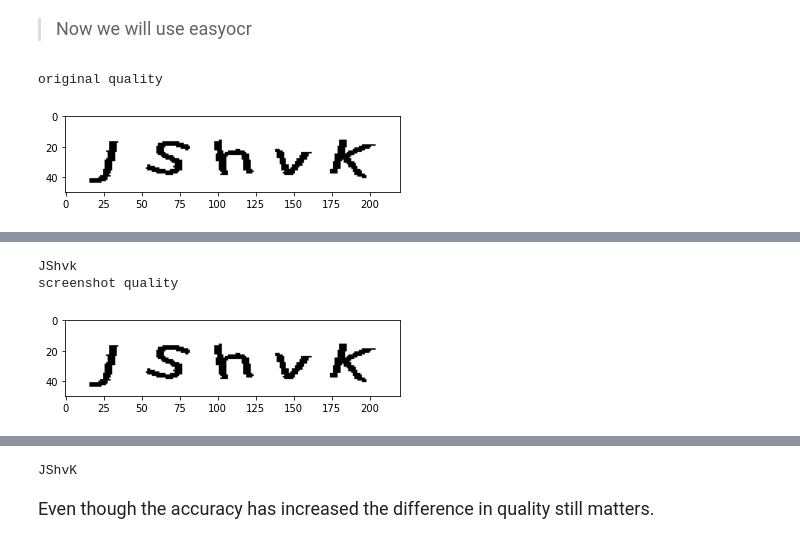
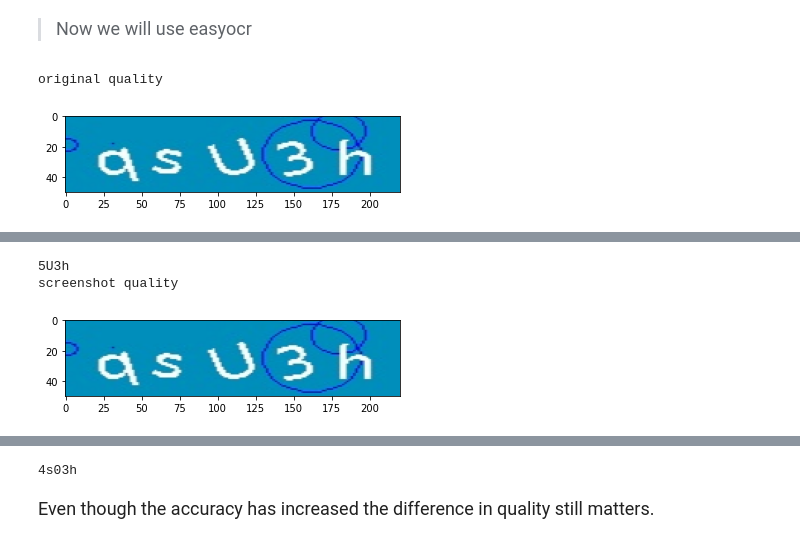
Before and after one commit to SRIJITH01/Captcha-text-Recognition, a Jupyter notebook: Text Recognition.ipynb, the cells around one changed output, grey strips where cells are left out. Saved outputs shown, nothing was run; the diff lists cells and outputs as text; code cells hidden in the pictures.

```diff
--- a/Text Recognition.ipynb
+++ b/Text Recognition.ipynb
@@ -26,8 +26,8 @@ captcha recognise as: ana
  <font>
 # %%
 print("screenshot quality")
-image = cv2.imread("capt0.png")
-im = Image.open("capt0.png")
+image = cv2.imread("capt.png")
+im = Image.open("capt.png")
 imgplot = plt.imshow(im)
 plt.show()
 img=cv2.cvtColor(image, cv2.COLOR_BGR2GRAY)# this step converts image to black and white
@@ -50,31 +50,31 @@ captcha recognise as: JSSanvk
 # %%
 import easyocr
 print("original quality")
-image = cv2.imread("capa0.png")
+image = cv2.imread("capa.png")
 imgplot = plt.imshow(im)
 plt.show()
 reader = easyocr.Reader(['en']) # need to run only once to load model into memory
-result = reader.readtext('capa0.png' ,detail = 0)
+result = reader.readtext('capa.png' ,detail = 0)
 values = ','.join(str(v) for v in result)
 text = values
 C=['a','b','c','d','e','f','g','h','i','j','k','l','m','n','o','p','q','r','s','t','u','v','w','x','y','z','A','B','C','D','E','F','G','H','I','J','K','L','M','N','O','P','Q','R','S','T','U','V','W','X','Y','Z','0','1','2','3','4','5','6','7','8','9']
 for j in text:
         if str(j) not in (C):
             text = text.replace(j, "")
 print(text)
 print("screenshot quality")
-image = cv2.imread("capt0.png")
+image = cv2.imread("capt.png")
 imgplot = plt.imshow(im)
 plt.show()
 reader = easyocr.Reader(['en']) # need to run only once to load model into memory
-result = reader.readtext('capt0.png' ,detail = 0)
+result = reader.readtext('capt.png' ,detail = 0)
 values = ','.join(str(v) for v in result)
 text = values
 C=['a','b','c','d','e','f','g','h','i','j','k','l','m','n','o','p','q','r','s','t','u','v','w','x','y','z','A','B','C','D','E','F','G','H','I','J','K','L','M','N','O','P','Q','R','S','T','U','V','W','X','Y','Z','0','1','2','3','4','5','6','7','8','9']
 for j in text:
         if str(j) not in (C):
             text = text.replace(j, "")
 print(text)
 # %% [output]
 original quality
-[figure, old version]
+[figure, new version]
@@ -82,3 +82,3 @@ WARNING:easyocr.easyocr:CUDA not available - defaulting to CPU. Note: This modul
-JShvk
+5U3h
 screenshot quality
-[figure, old version]
+[figure, new version]
@@ -86,4 +86,4 @@ WARNING:easyocr.easyocr:CUDA not available - defaulting to CPU. Note: This modul
-JShvK
+4s03h
 # %% [markdown]
 <font size="4"> Even though the accuracy has increased the difference in quality still matters.
  <font>
```
Also changed, not shown: parts of 19 cells of this notebook.
